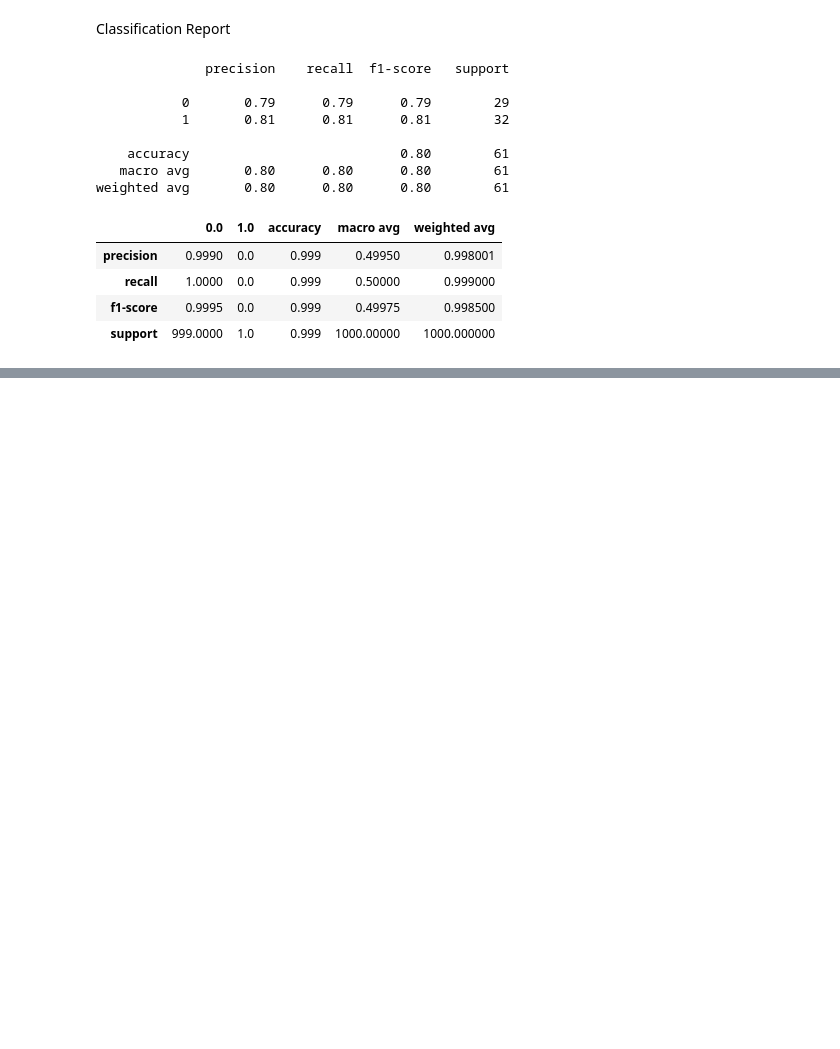
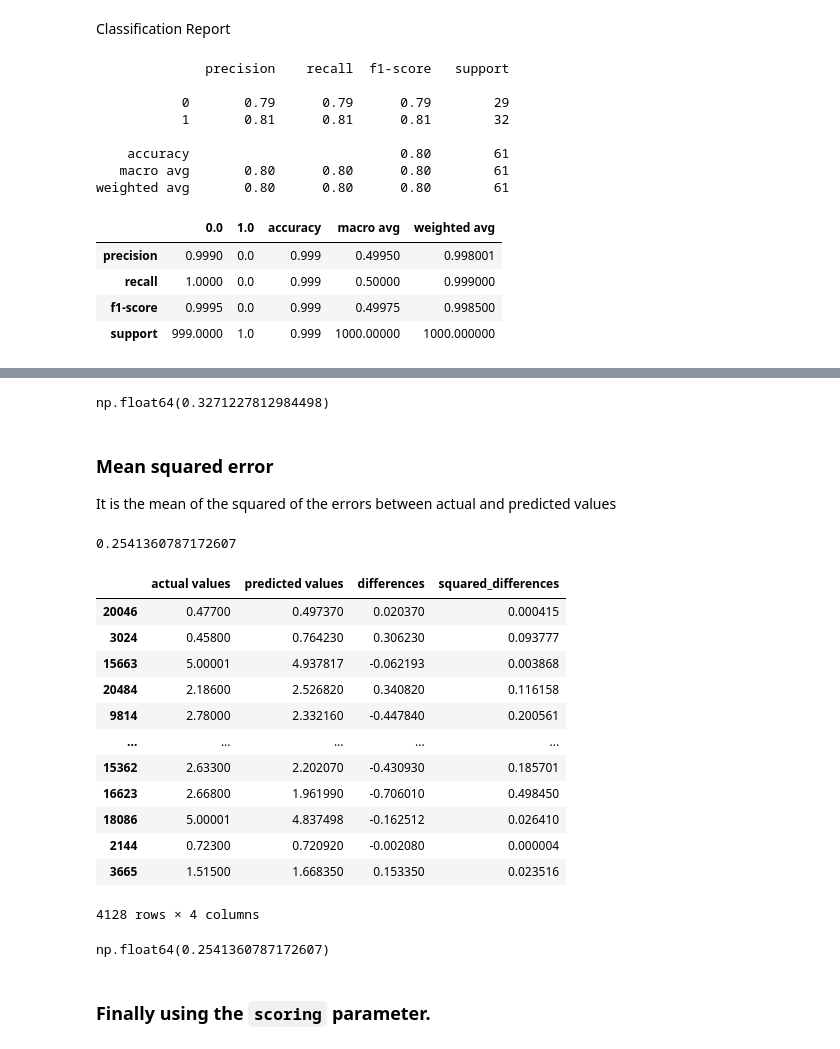
Before and after one commit to ayinde-xyz/ml-learn, a Jupyter notebook: sklearn_learn.ipynb, the cells around one changed output, grey strips where cells are left out. Drawn from its saved outputs; the diff is of its cells as text; code cells hidden in the pictures; blank space fills up the shorter version.

```diff
--- a/sklearn_learn.ipynb
+++ b/sklearn_learn.ipynb
@@ -1158,0 +1157,15 @@ pd.DataFrame(classification_report(disease_true, disease_preds, output_dict=True
+# %%
+from sklearn.ensemble import RandomForestRegressor
+
+np.random.seed(42)
+
+x = housing_df.drop("target", axis=1)
+y = housing_df["target"]
+
+x_train, x_test, y_train, y_test  = train_test_split(x, y, test_size=0.2)
+
+model = RandomForestRegressor()
+
+model.fit(x_train, y_train)
+
+model.score(x_test, y_test)
@@ -1158,0 +1210,8 @@ pd.DataFrame(classification_report(disease_true, disease_preds, output_dict=True
+# %%
+from sklearn.metrics import mean_absolute_error
+
+y_preds = model.predict(x_test)
+
+mae = mean_absolute_error(y_test, y_preds)
+
+mae
@@ -1158,0 +1240,5 @@ pd.DataFrame(classification_report(disease_true, disease_preds, output_dict=True
+# %%
+df = pd.DataFrame(data={"actual values": y_test, "predicted values": y_preds})
+
+df["differences"] = df["predicted values"] - df["actual values"]
+df
@@ -1158,0 +1259,46 @@ pd.DataFrame(classification_report(disease_true, disease_preds, output_dict=True
+# %%
+np.abs(df["differences"]).mean()
+# The mean has factored in the negatives
+
+# It gives the same value as the mean absolute error
+# %% [output]
+np.float64(0.3271227812984498)
+# %% [markdown]
+### Mean squared error
+
+It is the mean of the squared of the errors between actual and predicted values
+# %%
+from sklearn.metrics import mean_squared_error
+
+y_preds = model.predict(x_test)
+
+mse = mean_squared_error(y_test, y_preds)
+mse
+# %% [output]
+0.2541360787172607
+# %%
+df["squared_differences"] = np.square(df["differences"])
+df
+# %% [output]
+|  | actual values | predicted values | differences | squared_differences |
+| 20046 | 0.47700 | 0.497370 | 0.020370 | 0.000415 |
+| 3024 | 0.45800 | 0.764230 | 0.306230 | 0.093777 |
+| 15663 | 5.00001 | 4.937817 | -0.062193 | 0.003868 |
+| 20484 | 2.18600 | 2.526820 | 0.340820 | 0.116158 |
+| 9814 | 2.78000 | 2.332160 | -0.447840 | 0.200561 |
+| ... | ... | ... | ... | ... |
+| 15362 | 2.63300 | 2.202070 | -0.430930 | 0.185701 |
+| 16623 | 2.66800 | 1.961990 | -0.706010 | 0.498450 |
+| 18086 | 5.00001 | 4.837498 | -0.162512 | 0.026410 |
+| 2144 | 0.72300 | 0.720920 | -0.002080 | 0.000004 |
+| 3665 | 1.51500 | 1.668350 | 0.153350 | 0.023516 |
+4128 rows × 4 columns
+# %%
+# df["squared_differences"].mean()
+
+squared = np.square(df["differences"])
+squared.mean()
+# %% [output]
+np.float64(0.2541360787172607)
+# %% [markdown]
+### Finally using the `scoring` parameter.
```
Also changed, not shown: parts of 35 cells of this notebook, 1 other file.
